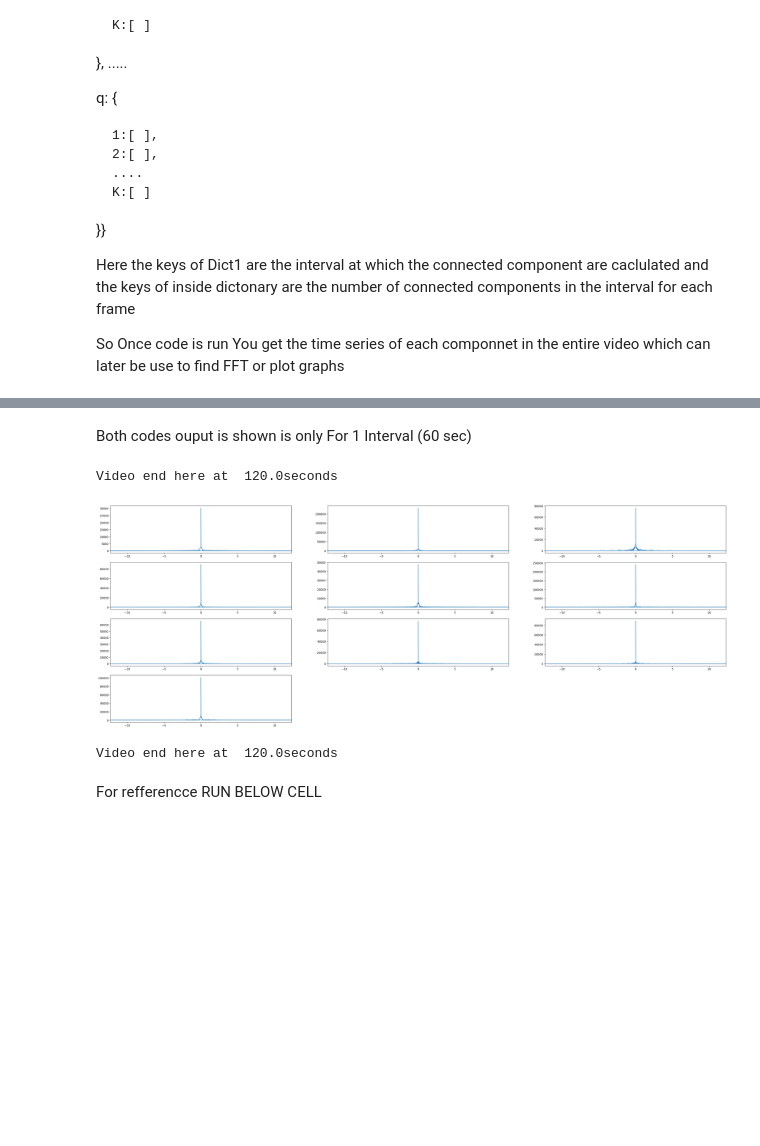
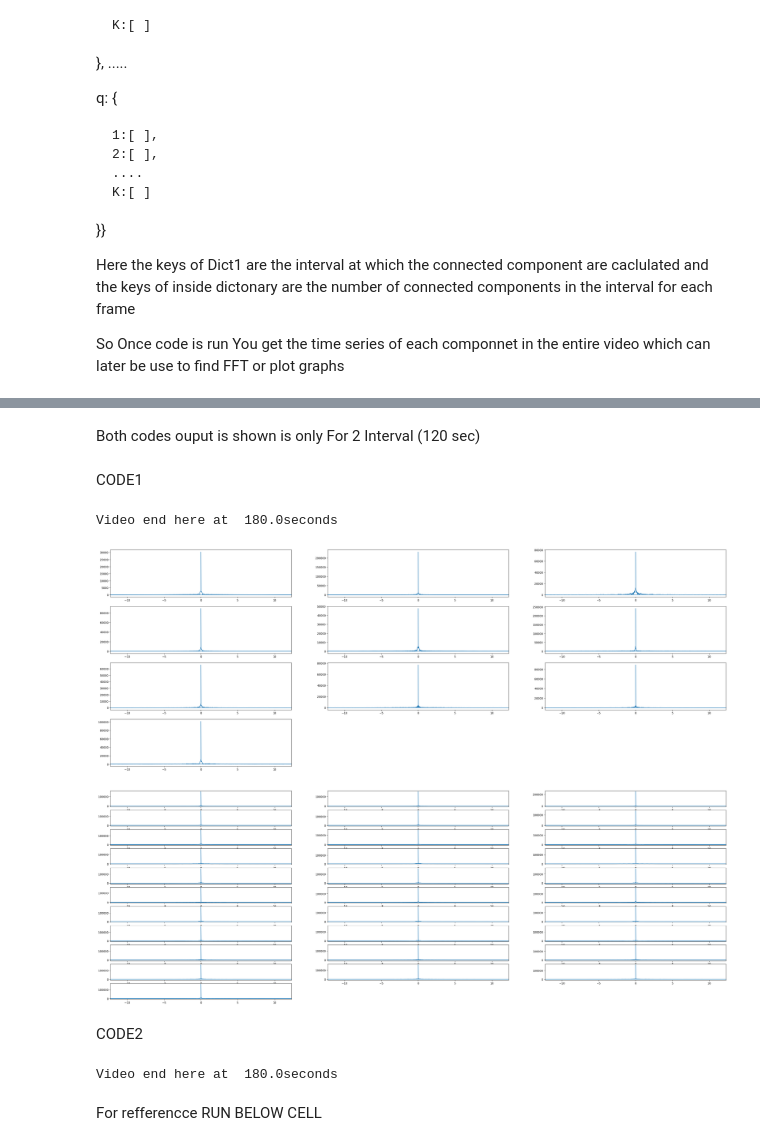
Before and after one commit to MOHIT20021/SRIP_2024_Submission-, a Jupyter notebook: Final_submission/Final_code.ipynb, the cells around one changed output, grey strips where cells are left out. Drawn from its saved outputs; the diff is of its cells as text; code cells hidden in the pictures; blank space fills up the shorter version.

```diff
--- a/Final_submission/Final_code.ipynb
+++ b/Final_submission/Final_code.ipynb
@@ -45,7 +51,9 @@ import numpy as np
 import cv2
 import matplotlib.pyplot as plt
 # %% [markdown]
-Both codes ouput is shown is only For 1 Interval (60 sec)
+Both codes ouput is shown is only For 2 Interval (120 sec)
+# %% [markdown]
+CODE1
 # %%
 # CODE1
 
@@ -93,10 +101,10 @@ while True:
     '''The bellow commented code line in # is option part if you want to Analyse certain portion of entire video
     Note Here when it breaks at Interal T then it wont give fft of Tth interval '''
 
-    # Time=2
-    # if timestamp_ms>=1000*60*Time:
-    #      print(f"Video end here at  {timestamp_ms/1000}seconds")
-    #      break
+    Time=3
+    if timestamp_ms>=1000*60*Time:
+         print(f"Video end here at  {timestamp_ms/1000}seconds")
+         break
 
 
 
@@ -145,34 +153,37 @@ while True:
             x = stats[J, cv2.CC_STAT_LEFT]
             y = stats[J, cv2.CC_STAT_TOP]
             w = stats[J, cv2.CC_STAT_WIDTH]
             h = stats[J, cv2.CC_STAT_HEIGHT]
             area = stats[J, cv2.CC_STAT_AREA]
             (cX, cY) = centroid[J]
             output = frame.copy()
             cv2.rectangle(output, (x, y), (x + w, y + h), (0, 255, 0), 3)
             cv2.circle(output, (int(cX), int(cY)), 4, (0, 0, 255), -1)
             output = cv2.resize(output, (frame.shape[1], frame.shape[0]))
 
             cv2.imshow("Output", output)
             cv2.waitKey(1)
 
     # Displaying original Video in gray scale
     cv2.imshow('Video Player', frame)
 
     # Display the Binary image calcualted for every interval
     cv2.imshow('Binary image Player', Binary_frame)
 
     # Break the loop if the 'q' key is pressed
     if cv2.waitKey(25) & 0xFF == ord('q'):
         break
 
 
 # Release the video capture object and close all windows
 cap.release()
 cv2.destroyAllWindows()
 # %% [output]
-Video end here at  120.0seconds
+Video end here at  180.0seconds
 [figure]
+[figure, added]
+# %% [markdown]
+CODE2
 # %%
 # CODE2
 
@@ -224,7 +235,7 @@ while True:
 
     '''The bellow commented code line in # is option part if you want to Analyse certain portion of entire video
     Note Here when it breaks at Interal T then it wont give fft of Tth interval '''
-    Time =2
+    Time =3
     if timestamp_ms>=1000*60*Time:
          print(f"Video end here at  {timestamp_ms/1000}seconds")
          break
@@ -308,7 +319,7 @@ while True:
 cap.release()
 cv2.destroyAllWindows()
 # %% [output]
-Video end here at  120.0seconds
+Video end here at  180.0seconds
 # %% [markdown]
 For refferencce RUN BELOW CELL
 # %%
```
Also changed, not shown: parts of 2 cells of this notebook.
